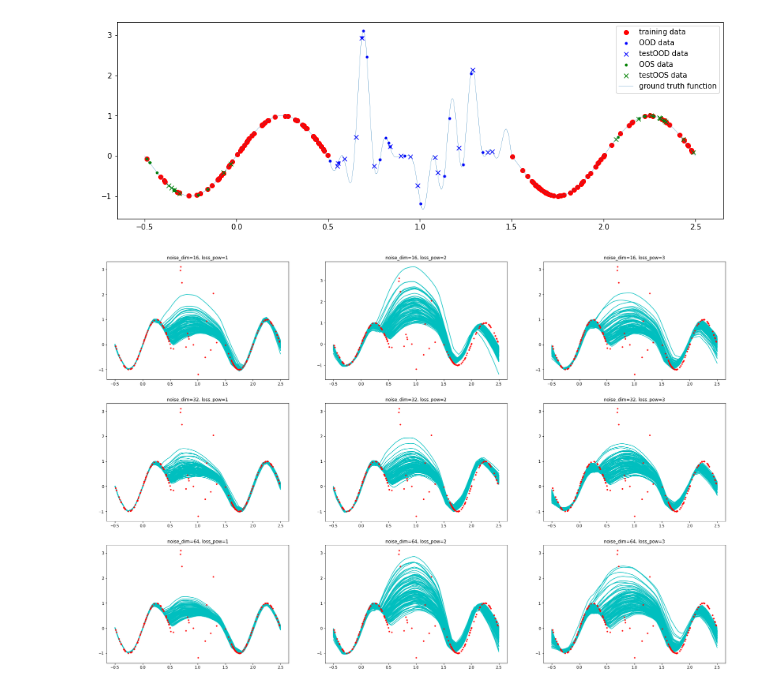
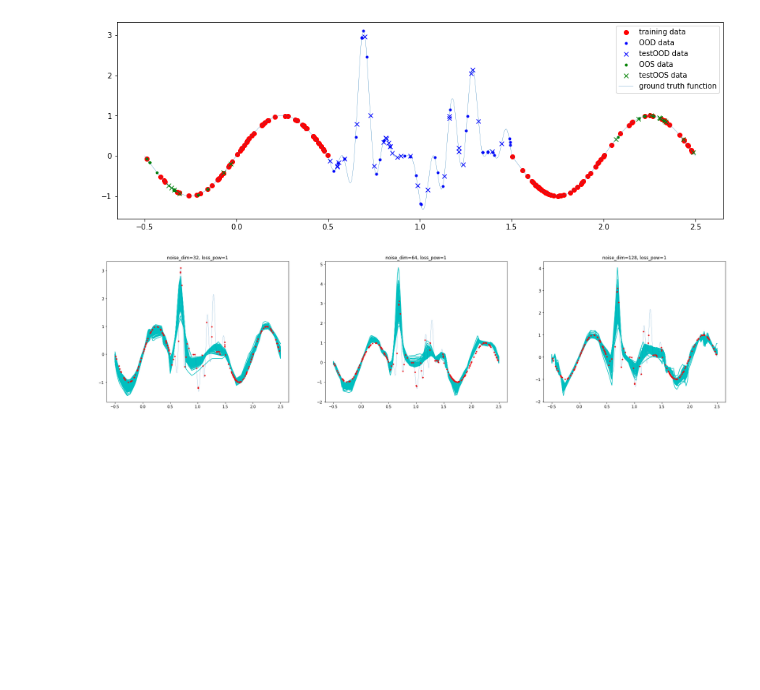
Before and after one commit to saleml/mcdeup, a Jupyter notebook: Z.ipynb, the cells around one changed output. Drawn from its saved outputs; the diff is of its cells as text; code cells hidden in the pictures; blank space fills up the shorter version.

```diff
--- a/Z.ipynb
+++ b/Z.ipynb
@@ -16,7 +16,7 @@ from utils import inv_sigmoid, evaluate_and_plot, eval_error
 import itertools
 # %%
 (x, y, oos_x, oos_y, ood_x, ood_y, oos_x_test,
- oos_y_test, ood_x_test, ood_y_test, x_test, y_test) = generate_data(128, 32, 32, seed=7, plot=True, device='cuda', shuffle=True)
+ oos_y_test, ood_x_test, ood_y_test, x_test, y_test) = generate_data(128, 32, 64, seed=7, plot=True, device='cuda', shuffle=True)
 
 full_X = torch.cat((x, ood_x, oos_x))
 full_Y= torch.cat((y, ood_y, oos_y))
@@ -25,5 +25,5 @@ full_data = TensorDataset(full_X, full_Y)
 test_data = TensorDataset(torch.cat((ood_x_test, oos_x_test)), torch.cat((ood_y_test, oos_y_test)))
 oos_ood = torch.cat((ood_x, oos_x)), torch.cat((ood_y, oos_y))
 # %% [output]
-[figure, old version]
+[figure, new version]
 # %%
@@ -97,61 +112,81 @@ for epoch in range(500):
 # %%
-plt.figure(figsize=(30, 20))
+plt.figure(figsize=(30, 7))
 
 plot_i = 1
-for noise_dim in [16, 32, 64]:
-    for loss_pow in [1, 2, 3]:
+for noise_dim in [32, 64, 128]:
+    for loss_pow in [1]: #, 2, 3]:
 
-        plt.subplot(3, 3, plot_i)
+        plt.subplot(1, 3, plot_i)
 
-        sigma = noise_net(noise_dim=noise_dim, width=256).cuda()
-        optimizer = torch.optim.Adam(itertools.chain(sigma.parameters()), lr=0.001)
+        mu = main_net().cuda()
+        #sigma = noise_net().cuda()
+        sigma_1 = noise_net(noise_dim=noise_dim, width=256).cuda()
+        sigma_2 = noise_net(noise_dim=noise_dim, width=256).cuda()
+        out = output_net.cuda()
+
+        optimizer = torch.optim.Adam(itertools.chain(mu.parameters(),
+                                                     sigma_1.parameters(),
+                                                     sigma_2.parameters(),
+                                                     out.parameters()), lr=0.002)
+        loader = DataLoader(train_data, shuffle=True, batch_size=64)
+
+        losses = train_mu(mu, sigma_1, sigma_2, out, optimizer, loss_fn, loader)
+
+        optimizer = torch.optim.Adam(itertools.chain(sigma_1.parameters(), sigma_2.parameters()), lr=0.002)
 
         oos_data = TensorDataset(torch.cat([oos_x,ood_x, x]), torch.cat([oos_y, ood_y, y]))
         deup_losses = []
+        alpha = 1
         gamma = 1
         beta = 1
         loader = DataLoader(oos_data, shuffle=True, batch_size=128)
-        for epoch in range(100):
+        for epoch in range(500):
             epoch_losses = []
             for batch_id, (xi, yi) in enumerate(loader):
                 optimizer.zero_grad()
 
                 # E_Z(F(x, Z)) == \mu(x)
-                #z = torch.randn(len(xi), noise_dim).cuda()
-                #y_hat = out(mu(xi) * sigma(xi, z))
+                z = torch.randn(len(xi), noise_dim).cuda()
+                y_hat = out(mu(xi, noise_1=sigma_1(xi, z),
+                                   noise_2=sigma_2(xi, z)))
 
                 # E_Z((F(x, Z)-F(x, 0))(F(x', Z)-F(x', 0))) == E_{y,y'}(r(x, y)r(x',y'))
                 z_prime = torch.randn(len(xi) // 2, noise_dim).cuda()
                 xi_1, xi_2 = xi[:len(xi)//2], xi[len(xi)//2:]
                 yi_1, yi_2 = yi[:len(yi)//2], yi[len(yi)//2:]
                 mu_1 = out(mu(xi_1))
                 mu_2 = out(mu(xi_2))
-                r_hat_1 = out(mu(xi_1) * sigma(xi_1, z_prime))  - mu_1
-                r_hat_2 = out(mu(xi_2) * sigma(xi_2, z_prime)) - mu_2
+                r_hat_1 = out(mu(xi_1, noise_1=sigma_1(xi_1, z_prime),
+                                       noise_2=sigma_2(xi_1, z_prime))) - mu_1
+                r_hat_2 = out(mu(xi_2, noise_1=sigma_1(xi_2, z_prime),
+                                       noise_2=sigma_2(xi_2, z_prime))) - mu_2
                 r_1 = yi_1 - mu_1
                 r_2 = yi_2 - mu_2
 
                 #print(r_hat_1*r_hat_2, r_1*r_2)
-                f_loss = gamma * loss_fn((r_hat_1*r_hat_2)**loss_pow, (r_1*r_2)**loss_pow) + \
+                f_loss = alpha * loss_fn(y_hat, yi) + \
+                         gamma * loss_fn((r_hat_1*r_hat_2)**loss_pow, (r_1*r_2)**loss_pow) + \
                          beta * loss_fn(r_hat_1**loss_pow, r_1**loss_pow) + \
                          beta * loss_fn(r_hat_2**loss_pow, r_2**loss_pow)
                 #f_loss = loss_fn(r_hat_1*r_hat_2, r_1*r_2)
                 epoch_losses.append(f_loss.item() * xi.shape[0])
                 f_loss.backward()
                 optimizer.step()
             deup_losses.append(np.sum(epoch_losses) / train_data[:][0].shape[0])
 
         # plotting
         for _ in range(100):
             z = torch.randn(1, noise_dim).repeat(len(x_test), 1).cuda()
-            non_dropout_pred = (out(mu(x_test)*sigma(x_test, z))).detach()
+            non_dropout_pred = out(mu(x_test, sigma_1(x_test, z),
+                                              sigma_2(x_test, z))).detach()
             plt.plot(x_test.cpu(), non_dropout_pred.cpu(), 'c')
 
         plt.plot(full_X.cpu(), full_Y.cpu(), 'r.', label='train_data')
+        plt.plot(x_test.cpu(), y_test.squeeze().cpu(), label='ground truth function', linewidth=.3)
         plt.title(f'noise_dim={noise_dim}, loss_pow={loss_pow}')
         plot_i += 1
 # %% [output]
-[figure, old version]
+[figure, new version]
 # %%
 plt.figure(figsize=(30, 20))
 
```
Also changed, not shown: parts of 4 cells of this notebook.
